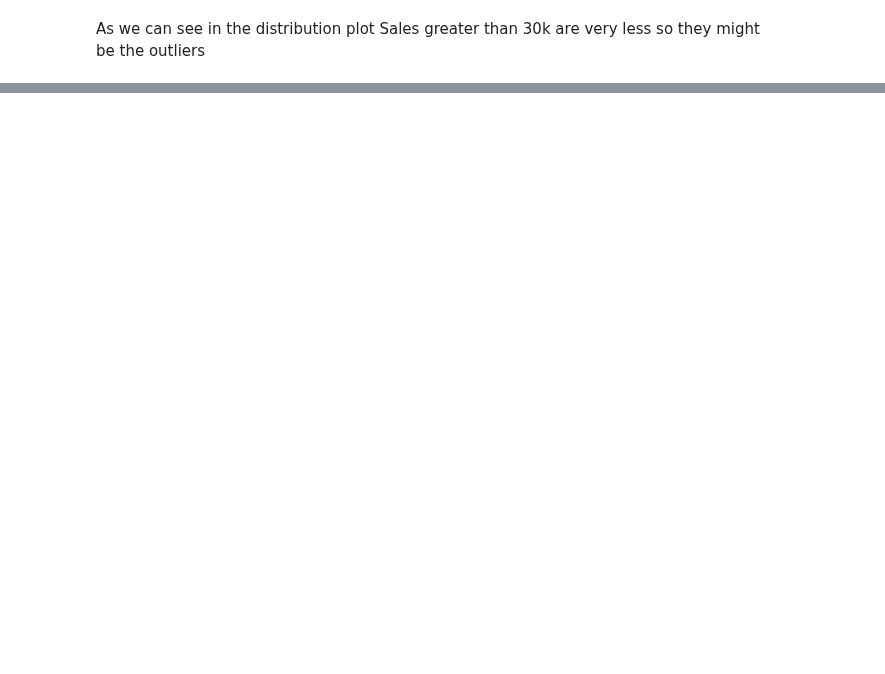
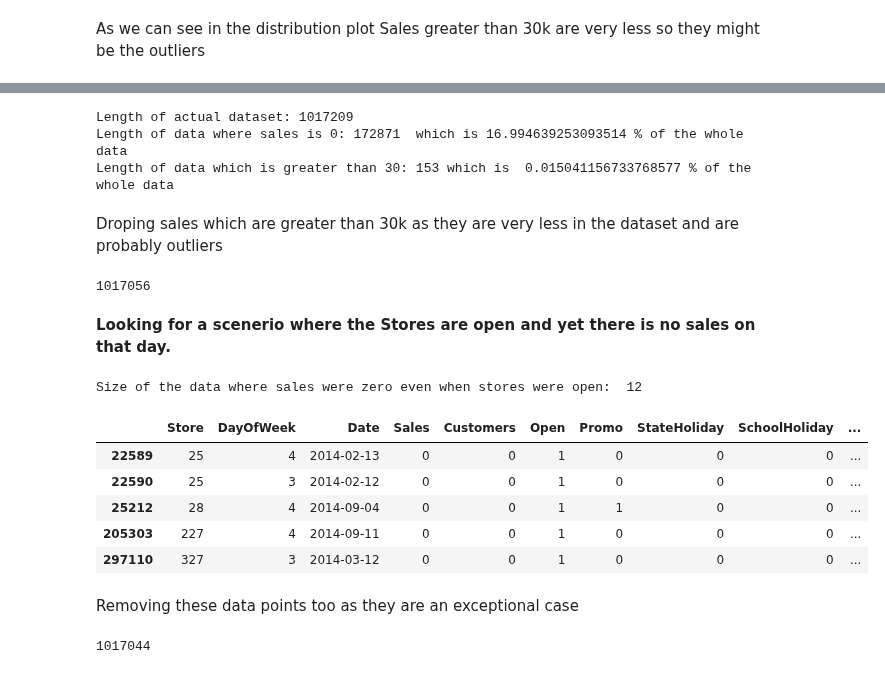
Before and after one commit to Jammal7/Introduction_to_Data_Science, a Jupyter notebook: Projects/Rossmann Store Sales/Rossman_sales_prediction.ipynb, the cells around one changed output, grey strips where cells are left out. Saved outputs shown, nothing was run; the diff lists cells and outputs as text; code cells hidden in the pictures; blank space fills up the shorter version.

```diff
--- a/Projects/Rossmann Store Sales/Rossman_sales_prediction.ipynb
+++ b/Projects/Rossmann Store Sales/Rossman_sales_prediction.ipynb
@@ -328,0 +357,48 @@ As we can see in the distribution plot Sales greater than 30k are very less so t
+# %%
+# Looking for outliers
+sales_zero = combined_data.loc[combined_data['Sales'] == 0]
+sales_greater_than_30 = combined_data.loc[combined_data['Sales'] > 30000]
+
+print("Length of actual dataset:", len(combined_data))
+print("Length of data where sales is 0:", len(sales_zero),
+      " which is", len(sales_zero)/len(combined_data)*100, "% of the whole data", )
+
+print("Length of data which is greater than 30:", len(sales_greater_than_30),
+      "which is ", len(sales_greater_than_30)/len(combined_data)*100, "% of the whole data")
+# %% [output]
+Length of actual dataset: 1017209
+Length of data where sales is 0: 172871  which is 16.994639253093514 % of the whole data
+Length of data which is greater than 30: 153 which is  0.015041156733768577 % of the whole data
+# %% [markdown]
+Droping sales which are greater than 30k as they are very less in the dataset and are probably outliers
+# %%
+combined_data.drop(combined_data.loc[combined_data['Sales'] > 30000].index, inplace=True)
+len(combined_data)
+# %% [output]
+1017056
+# %% [markdown]
+**Looking for a scenerio where the Stores are open and yet there is no sales on that day.**
+# %%
+# no sales when Stores were Open
+no_holiday_zero_sales = combined_data.loc[(combined_data['Sales'] == 0) & (combined_data['Open'] == 1) &
+                                          (combined_data['StateHoliday'] == 0) & (combined_data['SchoolHoliday'] == 0)]
+
+print("Size of the data where sales were zero even when stores were open: ",len(no_holiday_zero_sales))
+no_holiday_zero_sales.head()
+# %% [output]
+Size of the data where sales were zero even when stores were open:  12
+|  | Store | DayOfWeek | Date | Sales | Customers | Open | Promo | StateHoliday | SchoolHoliday | ... |
+| 22589 | 25 | 4 | 2014-02-13 | 0 | 0 | 1 | 0 | 0 | 0 | ... |
+| 22590 | 25 | 3 | 2014-02-12 | 0 | 0 | 1 | 0 | 0 | 0 | ... |
+| 25212 | 28 | 4 | 2014-09-04 | 0 | 0 | 1 | 1 | 0 | 0 | ... |
+| 205303 | 227 | 4 | 2014-09-11 | 0 | 0 | 1 | 0 | 0 | 0 | ... |
+| 297110 | 327 | 3 | 2014-03-12 | 0 | 0 | 1 | 0 | 0 | 0 | ... |
+# %% [markdown]
+Removing these data points too as they are an exceptional case
+# %%
+combined_data.drop(combined_data.loc[(combined_data['Sales'] == 0) & (combined_data['Open'] == 1) &
+                                     (combined_data['StateHoliday'] == 0) &
+                                     (combined_data['SchoolHoliday'] == 0)].index,inplace=True)
+len(combined_data)
+# %% [output]
+1017044
```
Also changed, not shown: parts of 16 cells of this notebook.
